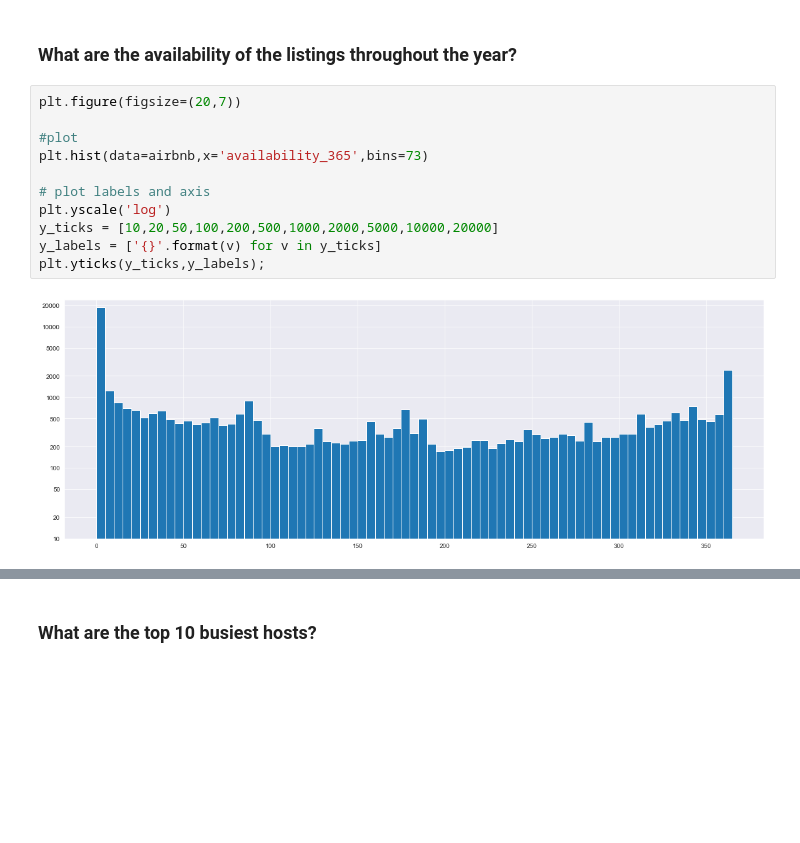
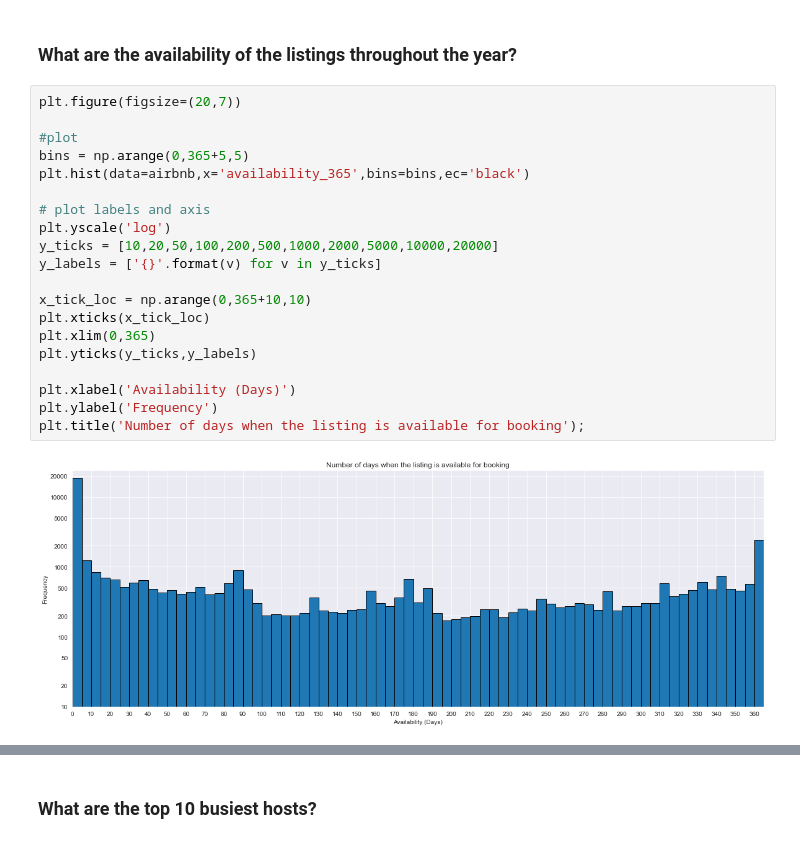
Before and after one commit to Vincentk-94/New-York-City-Airbnb, a Jupyter notebook: New York City Airbnb.ipynb, the cells around one changed output, grey strips where cells are left out. Cells and saved outputs as stored; diff of their text form; blank space fills up the shorter version.

Commit message:
Add graphs and intro
Added introduction with dataset link.
Graph style changes.
Begun graph: What is the distribution of the price of each listing?

```diff
--- a/New York City Airbnb.ipynb
+++ b/New York City Airbnb.ipynb
@@ -225,13 +223,22 @@ memory usage: 6.0+ MB
 # %%
 plt.figure(figsize=(20,7))
 
 #plot
-plt.hist(data=airbnb,x='availability_365',bins=73)
+bins = np.arange(0,365+5,5)
+plt.hist(data=airbnb,x='availability_365',bins=bins,ec='black')
 
 # plot labels and axis
 plt.yscale('log')
 y_ticks = [10,20,50,100,200,500,1000,2000,5000,10000,20000]
 y_labels = ['{}'.format(v) for v in y_ticks]
-plt.yticks(y_ticks,y_labels);
+
+x_tick_loc = np.arange(0,365+10,10)
+plt.xticks(x_tick_loc)
+plt.xlim(0,365)
+plt.yticks(y_ticks,y_labels)
+
+plt.xlabel('Availability (Days)')
+plt.ylabel('Frequency')
+plt.title('Number of days when the listing is available for booking');
 # %% [output]
-[figure, old version]
+[figure, new version]
```
Also changed, not shown: parts of 10 cells of this notebook.
